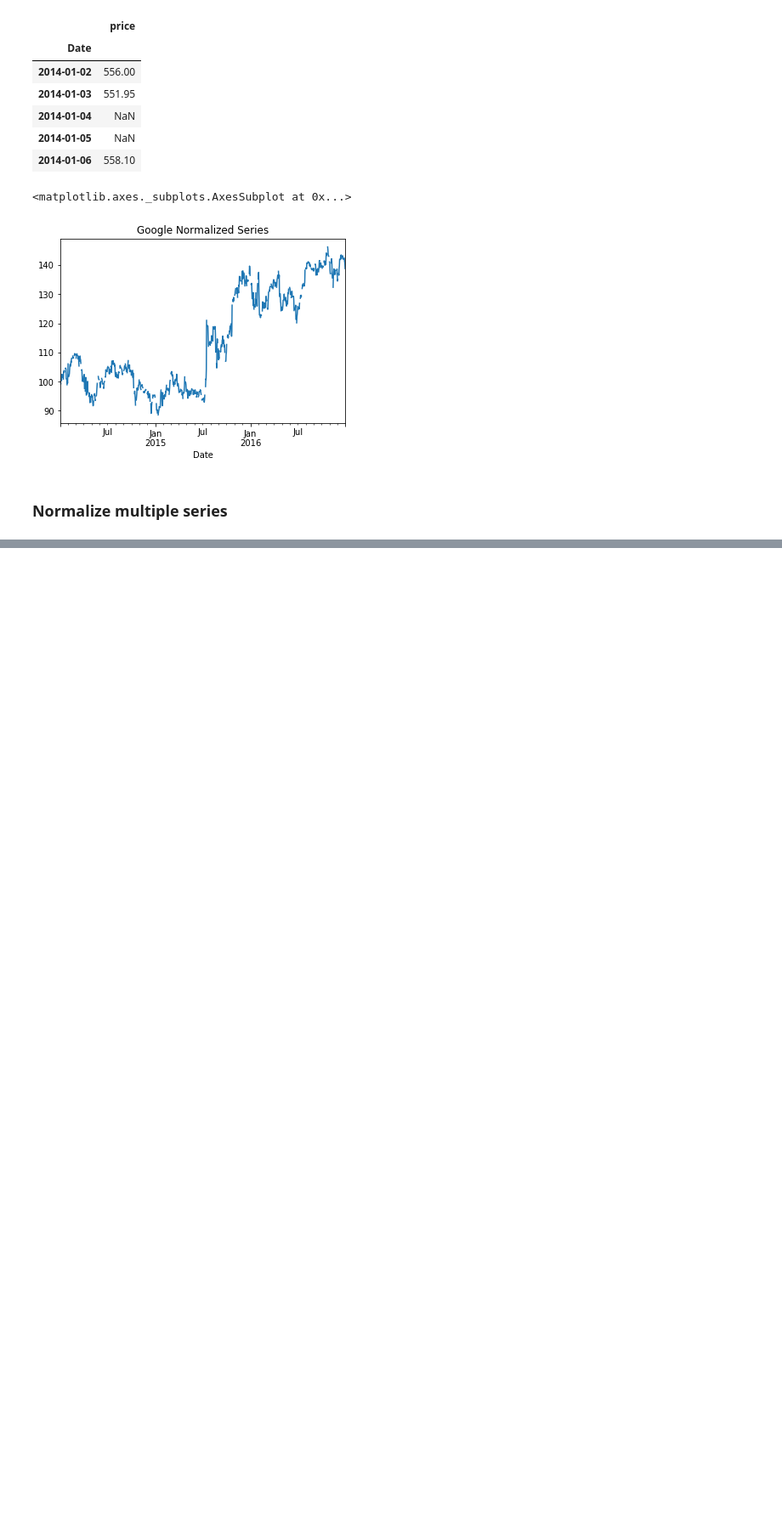
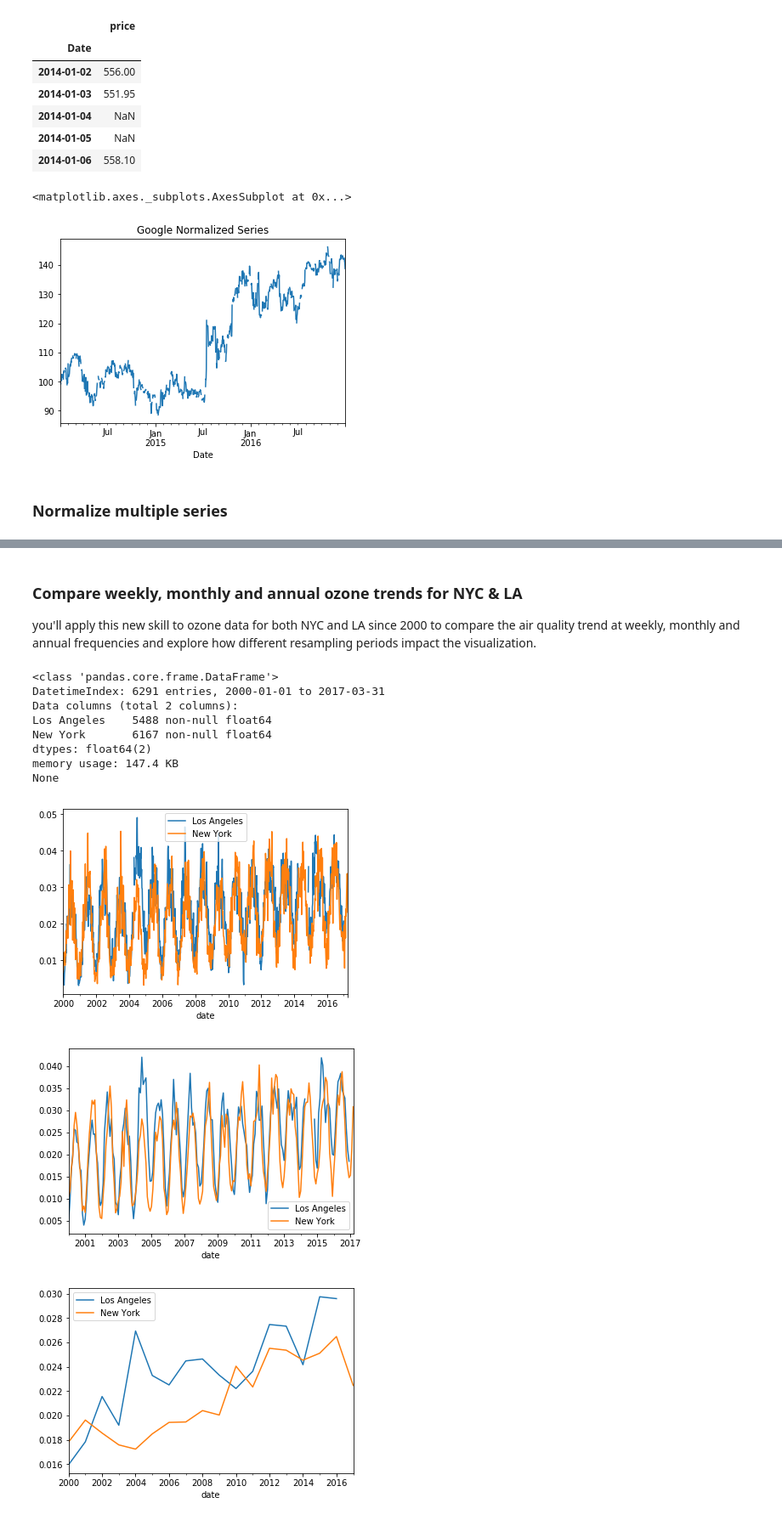
Before and after one commit to ryan13/MLPractice, a Jupyter notebook: TimeSeries/TImeSeriesPandas_manipulate.ipynb, the cells around one changed output, grey strips where cells are left out. Shown: that part at 85% size. Saved outputs shown, nothing was run; the diff lists cells and outputs as text; code cells hidden in the pictures; blank space fills up the shorter version.

Commit message:
Timeseries pandas manipulate cont.

```diff
--- a/TimeSeries/TImeSeriesPandas_manipulate.ipynb
+++ b/TimeSeries/TImeSeriesPandas_manipulate.ipynb
@@ -404,0 +482,30 @@ normalized.plot(title='Google Normalized Series')
+# %% [markdown]
+### Compare weekly, monthly and annual ozone trends for NYC & LA
+you'll apply this new skill to ozone data for both NYC and LA since 2000 to compare the air quality trend at weekly, monthly and annual frequencies and explore how different resampling periods impact the visualization.
+# %%
+# Import and inspect data here
+ozone = pd.read_csv('C:/Dataset/air_quality/ozone_nyla.csv',parse_dates=['date'],index_col='date')
+print(ozone.info())
+plt.show()
+# Calculate and plot the weekly average ozone trend
+ozone.resample('W').mean().plot()
+plt.show()
+
+# Calculate and plot the monthly average ozone trend
+ozone.resample('M').mean().plot()
+
+# Calculate and plot the annual average ozone trend
+ozone.resample('A').mean().plot()
+plt.show()
+# %% [output]
+<class 'pandas.core.frame.DataFrame'>
+DatetimeIndex: 6291 entries, 2000-01-01 to 2017-03-31
+Data columns (total 2 columns):
+Los Angeles    5488 non-null float64
+New York       6167 non-null float64
+dtypes: float64(2)
+memory usage: 147.4 KB
+None
+[figure, added]
+[figure, added]
+[figure, added]
```
Also changed, not shown: parts of 35 cells of this notebook.
